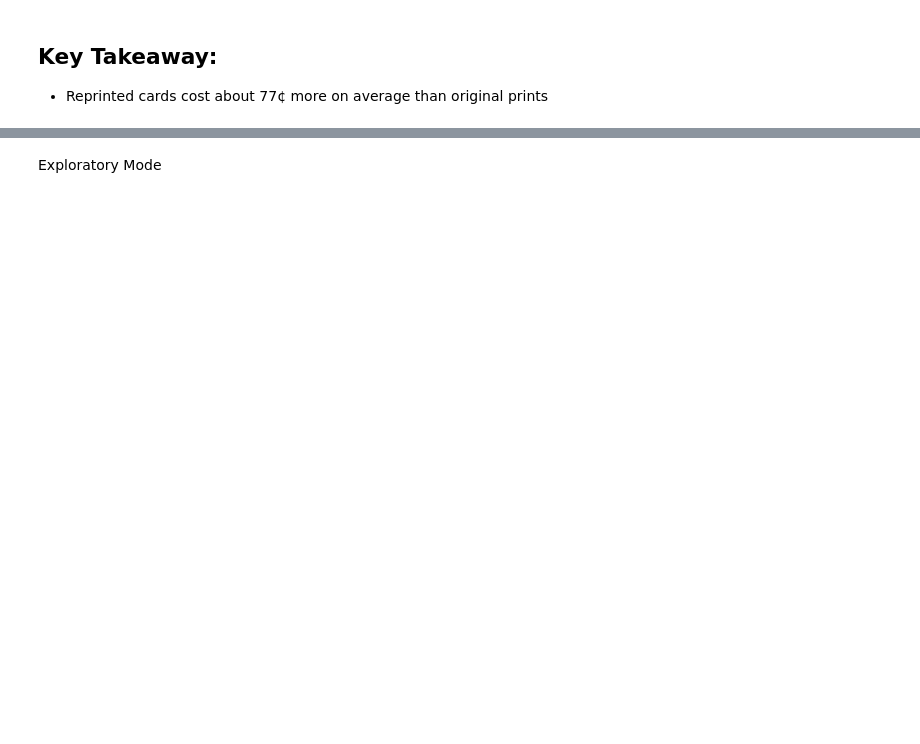
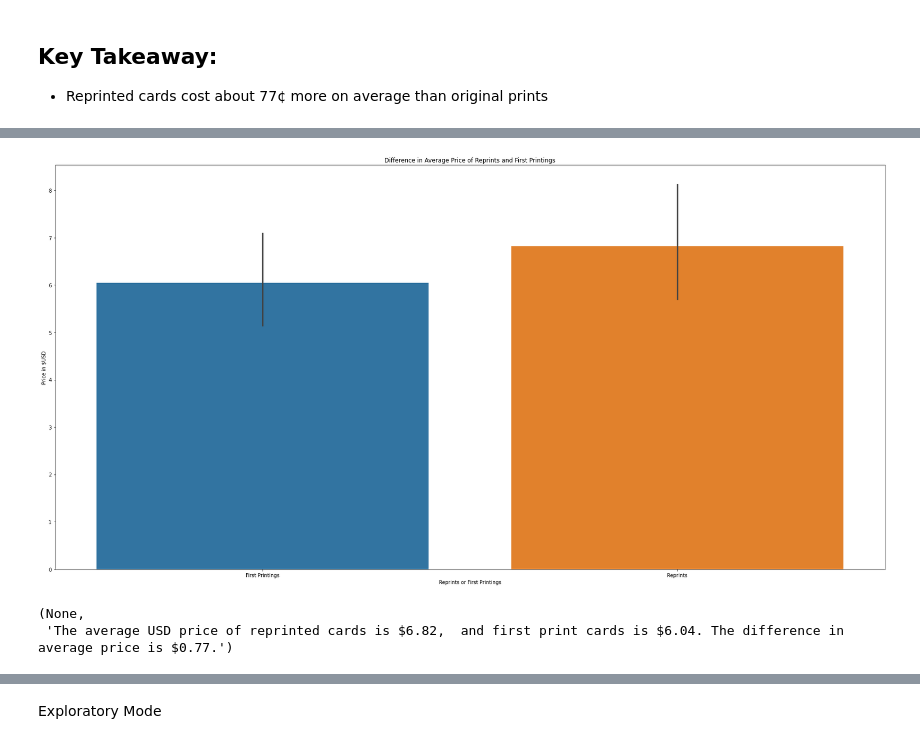
Before and after one commit to Jemison-DavidJasonStephenVasiliy/MTG-Project, a Jupyter notebook: Jason/new_scratchbook.ipynb, the cells around one changed output, grey strips where cells are left out. Cells and saved outputs as stored; diff of their text form; code cells hidden in the pictures; blank space fills up the shorter version.

```diff
--- a/Jason/new_scratchbook.ipynb
+++ b/Jason/new_scratchbook.ipynb
@@ -132,0 +361,11 @@ t, p / 2
+# %%
+def add_columns_with_usd_prices_for_reprints_and_first_printings(df):
+    '''
+    Adds two columns to the dataframe with the usd prices of all first printings and reprints of cards.
+    '''
+    # Creates a column with USD prices for reprint cards
+    df.loc[df['reprint'] == True, 'reprints_usd'] = df['usd']
+
+    # Creates a column with USD prices for first card printings
+    df.loc[df['reprint'] == False, 'first_prints_usd'] = df['usd']
+    return df
@@ -132,0 +398,8 @@ t, p / 2
+# %%
+def avg_reprints_and_first_printings_and_diff(df):
+    '''
+    Returns the average price of cards in USD for reprints and first printings and the difference from reprints.
+    '''
+    avg_reprints = df.reprints_usd.mean()
+    avg_first_prints = df.first_prints_usd.mean()
+    return f'The average USD price of reprinted cards is ${round(avg_reprints, 2)},  and first print cards is ${round(avg_first_prints, 2)}. The difference in average price is ${round((avg_reprints - avg_first_prints),2)}.'
@@ -132,0 +412,15 @@ t, p / 2
+# %%
+def reprint_or_not_viz(df):
+    '''
+    Combines explore functions for question two visualization
+    '''
+    df = add_columns_with_usd_prices_for_reprints_and_first_printings(df)
+    diff = avg_reprints_and_first_printings_and_diff(df)
+    viz = reprints_vs_first_prints_viz(df)
+    return viz, diff
+# %%
+reprint_or_not_viz(train)
+# %% [output]
+[figure, added]
+(None,
+ 'The average USD price of reprinted cards is $6.82,  and first print cards is $6.04. The difference in average price is $0.77.')
```
Also changed, not shown: parts of 89 cells of this notebook, 4 other files.
